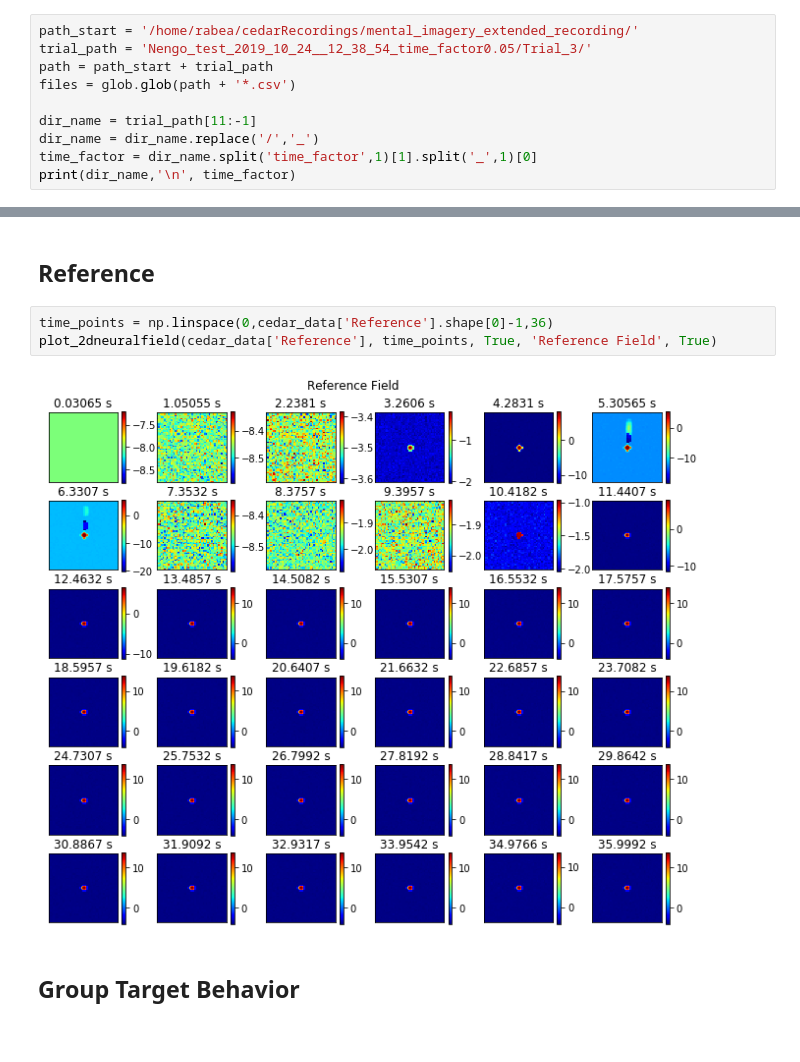
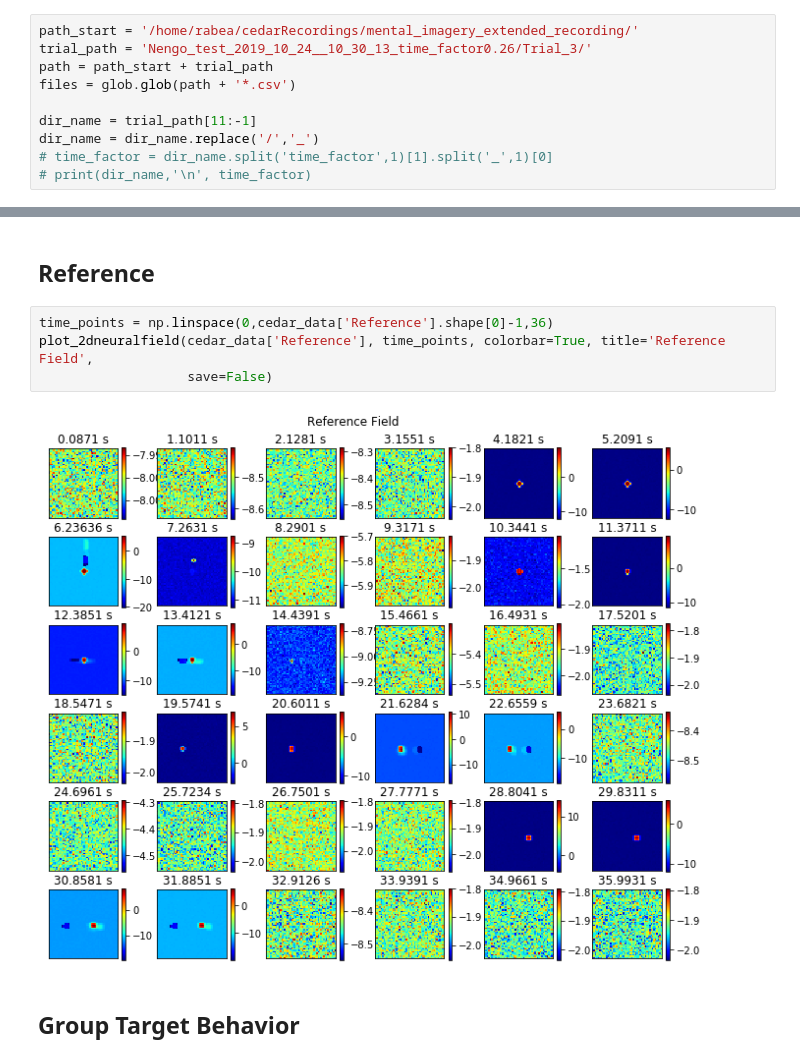
Before and after one commit to rturon/dft_in_nengo, a Jupyter notebook: notebooks/Plot_cedar_modules.ipynb, the cells around one changed output, grey strips where cells are left out. Saved outputs shown, nothing was run; the diff lists cells and outputs as text.

```diff
--- a/notebooks/Plot_cedar_modules.ipynb
+++ b/notebooks/Plot_cedar_modules.ipynb
@@ -7,10 +10,10 @@ import os
 # %%
 path_start = '/home/rabea/cedarRecordings/mental_imagery_extended_recording/'
-trial_path = 'Nengo_test_2019_10_24__12_38_54_time_factor0.05/Trial_3/'
+trial_path = 'Nengo_test_2019_10_24__10_30_13_time_factor0.26/Trial_3/'
 path = path_start + trial_path
 files = glob.glob(path + '*.csv')
 
 dir_name = trial_path[11:-1]
 dir_name = dir_name.replace('/','_')
-time_factor = dir_name.split('time_factor',1)[1].split('_',1)[0]
-print(dir_name,'\n', time_factor)
+# time_factor = dir_name.split('time_factor',1)[1].split('_',1)[0]
+# print(dir_name,'\n', time_factor)
@@ -179,9 +125,10 @@ plot_2dneuralfield(cedar_data['Target'], time_points, True, 'Target Field', True
 ## Reference
 # %%
 time_points = np.linspace(0,cedar_data['Reference'].shape[0]-1,36)
-plot_2dneuralfield(cedar_data['Reference'], time_points, True, 'Reference Field', True)
+plot_2dneuralfield(cedar_data['Reference'], time_points, colorbar=True, title='Reference Field',
+                   save=False)
 # %% [output]
-[figure, old version]
+[figure, new version]
 # %% [markdown]
 ## Group Target Behavior
 # %%
```
Also changed, not shown: parts of 10 cells of this notebook.
